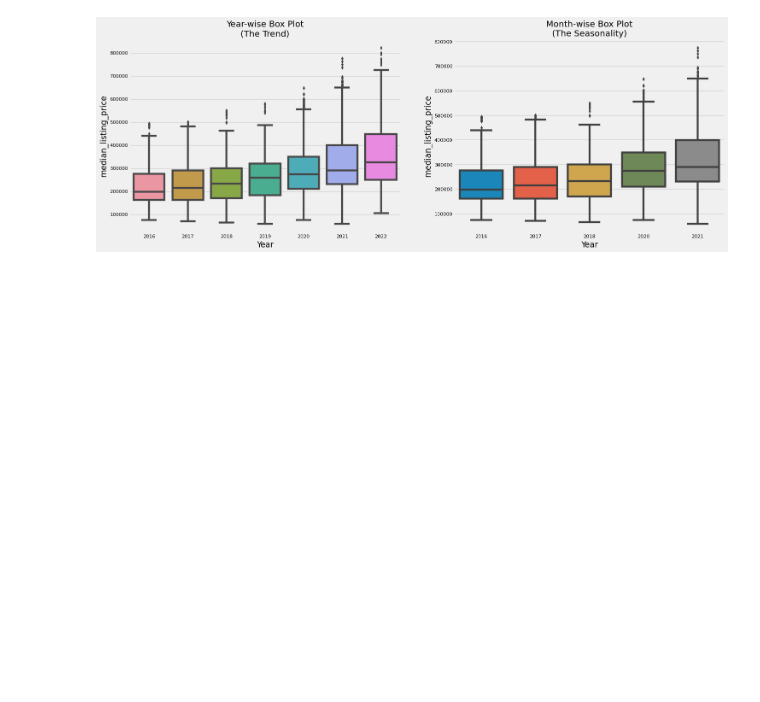
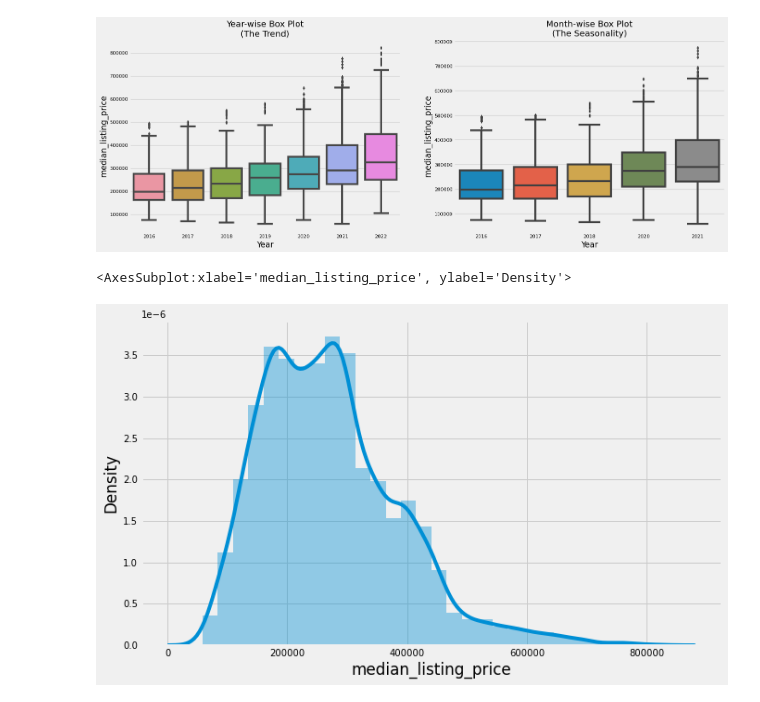
Before and after one commit to ksommerdorf/FinalProject, a Jupyter notebook: boxplots.ipynb, the cells around one changed output. Saved outputs shown, nothing was run; the diff lists cells and outputs as text; code cells hidden in the pictures; blank space fills up the shorter version.

```diff
--- a/boxplots.ipynb
+++ b/boxplots.ipynb
@@ -91,3 +91,10 @@ axes[1].set_title('Month-wise Box Plot\n(The Seasonality)', fontsize=18)
 plt.show()
 # %% [output]
 [figure]
+# %%
+#Plot the distribution of MEDV
+plt.figure(figsize=(10, 6))
+sns.distplot(df['median_listing_price'],bins=30)
+# %% [output]
+<AxesSubplot:xlabel='median_listing_price', ylabel='Density'>
+[figure, added]
```
Also changed, not shown: parts of 9 cells of this notebook.
